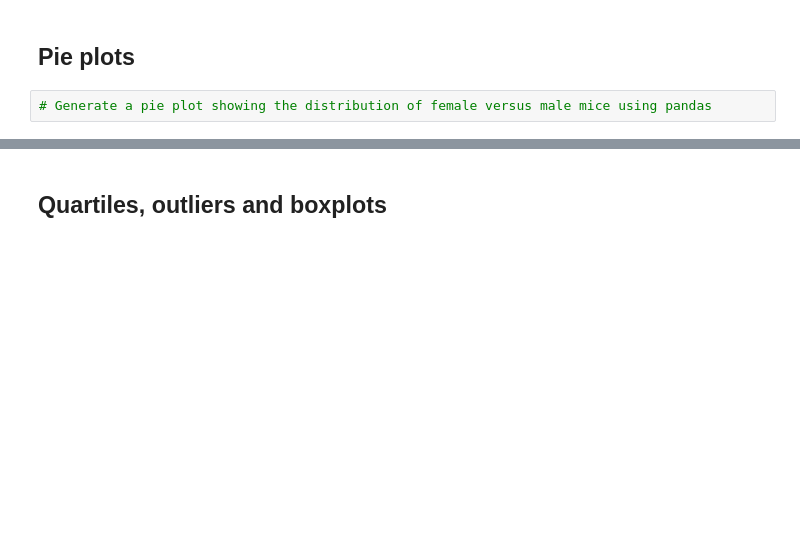
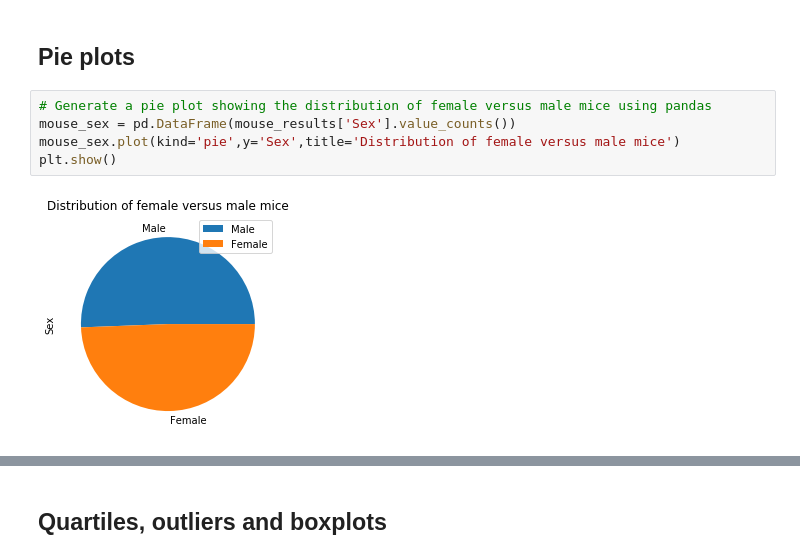
Before and after one commit to cckuqui/Matplotlib-challenge, a Jupyter notebook: pymaceuticals_starter.ipynb, the cells around one changed output, grey strips where cells are left out. Saved outputs shown, nothing was run; the diff lists cells and outputs as text; blank space fills up the shorter version.

```diff
--- a/pymaceuticals_starter.ipynb
+++ b/pymaceuticals_starter.ipynb
@@ -70,5 +92,10 @@ summary_table
 ## Pie plots
 # %%
 # Generate a pie plot showing the distribution of female versus male mice using pandas
+mouse_sex = pd.DataFrame(mouse_results['Sex'].value_counts())
+mouse_sex.plot(kind='pie',y='Sex',title='Distribution of female versus male mice')
+plt.show()
+# %% [output]
+[figure, added]
 # %%
 # Generate a pie plot showing the distribution of female versus male mice using pyplot
```
Also changed, not shown: parts of 4 cells of this notebook.
